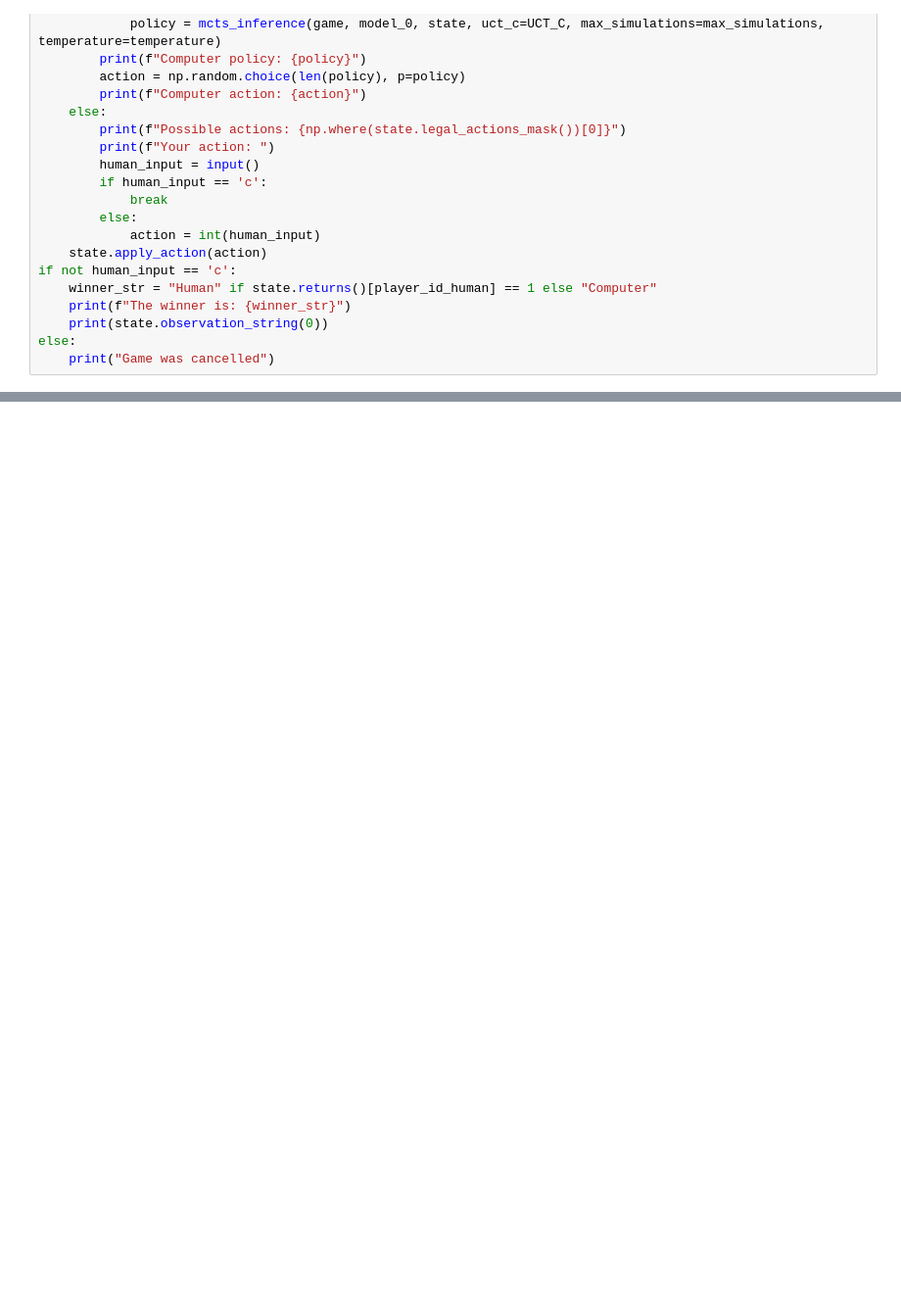
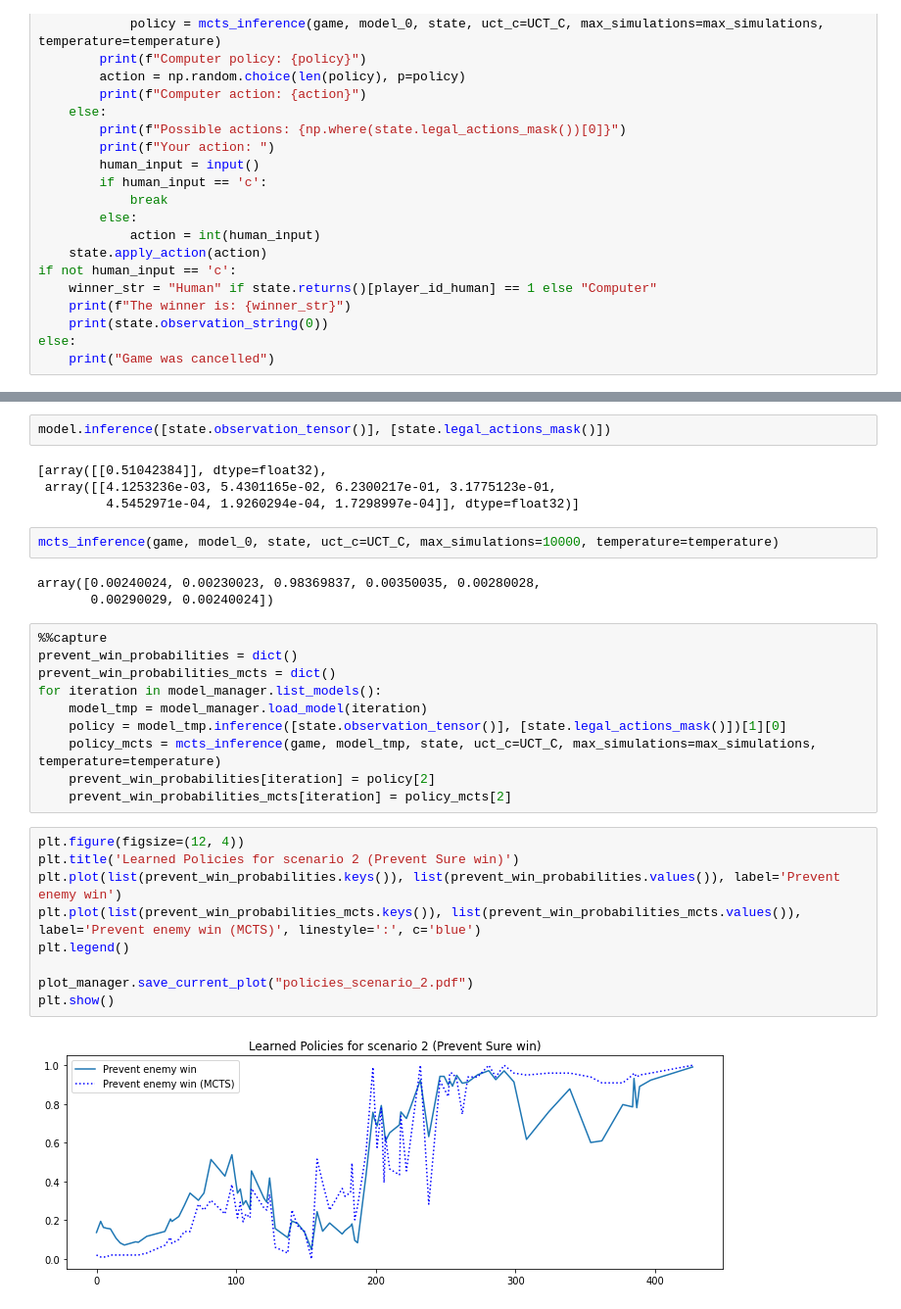
Before and after one commit to tobias-kirschstein/alpha-one, a Jupyter notebook: notebooks/evaluation/01_evaluate_alpha_zero.ipynb, the cells around one changed output, grey strips where cells are left out. Shown at 98% size. Saved outputs shown, nothing was run; the diff lists cells and outputs as text; blank space fills up the shorter version.

```diff
--- a/notebooks/evaluation/01_evaluate_alpha_zero.ipynb
+++ b/notebooks/evaluation/01_evaluate_alpha_zero.ipynb
@@ -97,0 +171,32 @@ else:
+# %%
+model.inference([state.observation_tensor()], [state.legal_actions_mask()])
+# %% [output]
+[array([[0.51042384]], dtype=float32),
+ array([[4.1253236e-03, 5.4301165e-02, 6.2300217e-01, 3.1775123e-01,
+         4.5452971e-04, 1.9260294e-04, 1.7298997e-04]], dtype=float32)]
+# %%
+mcts_inference(game, model_0, state, uct_c=UCT_C, max_simulations=10000, temperature=temperature)
+# %% [output]
+array([0.00240024, 0.00230023, 0.98369837, 0.00350035, 0.00280028,
+       0.00290029, 0.00240024])
+# %%
+%%capture
+prevent_win_probabilities = dict()
+prevent_win_probabilities_mcts = dict()
+for iteration in model_manager.list_models():
+    model_tmp = model_manager.load_model(iteration)
+    policy = model_tmp.inference([state.observation_tensor()], [state.legal_actions_mask()])[1][0]
+    policy_mcts = mcts_inference(game, model_tmp, state, uct_c=UCT_C, max_simulations=max_simulations, temperature=temperature)
+    prevent_win_probabilities[iteration] = policy[2]
+    prevent_win_probabilities_mcts[iteration] = policy_mcts[2]
+# %%
+plt.figure(figsize=(12, 4))
+plt.title('Learned Policies for scenario 2 (Prevent Sure win)')
+plt.plot(list(prevent_win_probabilities.keys()), list(prevent_win_probabilities.values()), label='Prevent enemy win')
+plt.plot(list(prevent_win_probabilities_mcts.keys()), list(prevent_win_probabilities_mcts.values()), label='Prevent enemy win (MCTS)', linestyle=':', c='blue')
+plt.legend()
+
+plot_manager.save_current_plot("policies_scenario_2.pdf")
+plt.show()
+# %% [output]
+[figure, added]
```
Also changed, not shown: parts of 38 cells of this notebook, 19 other files.
